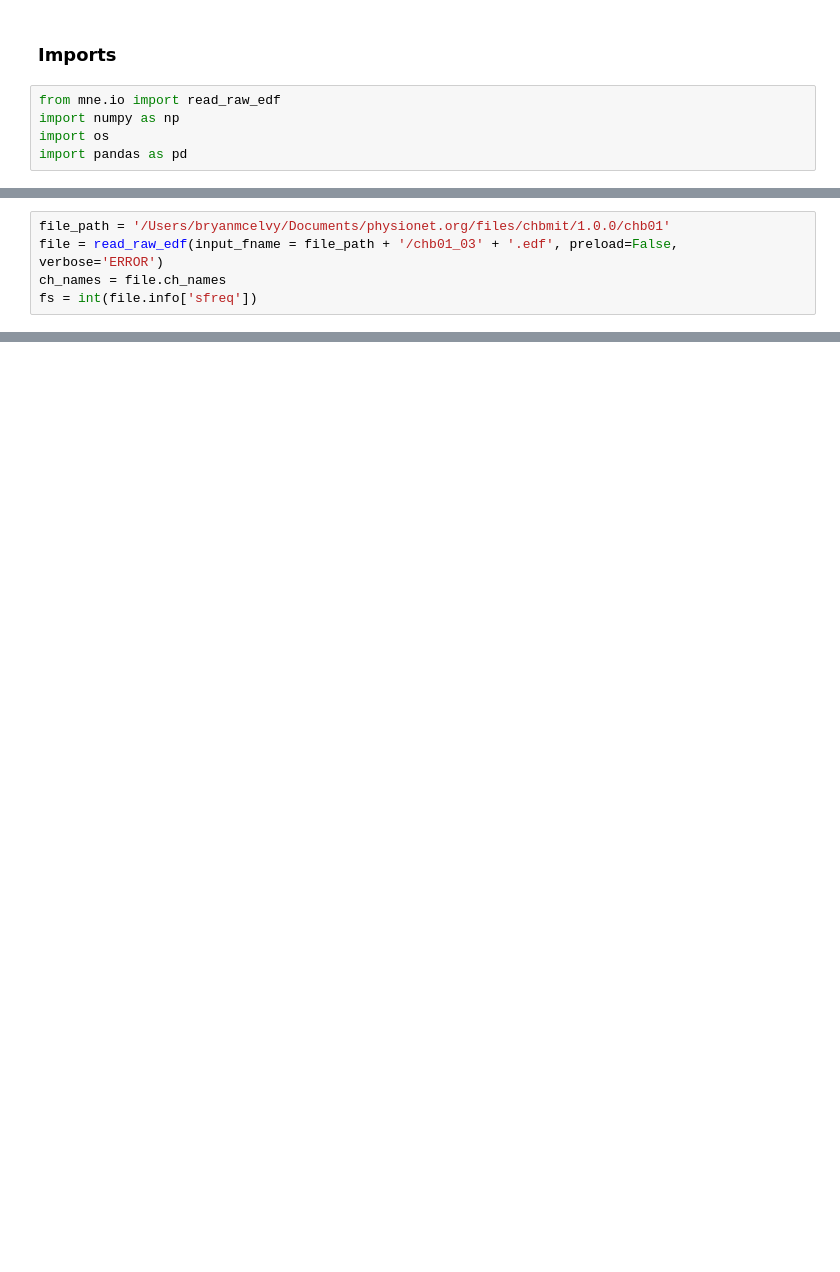
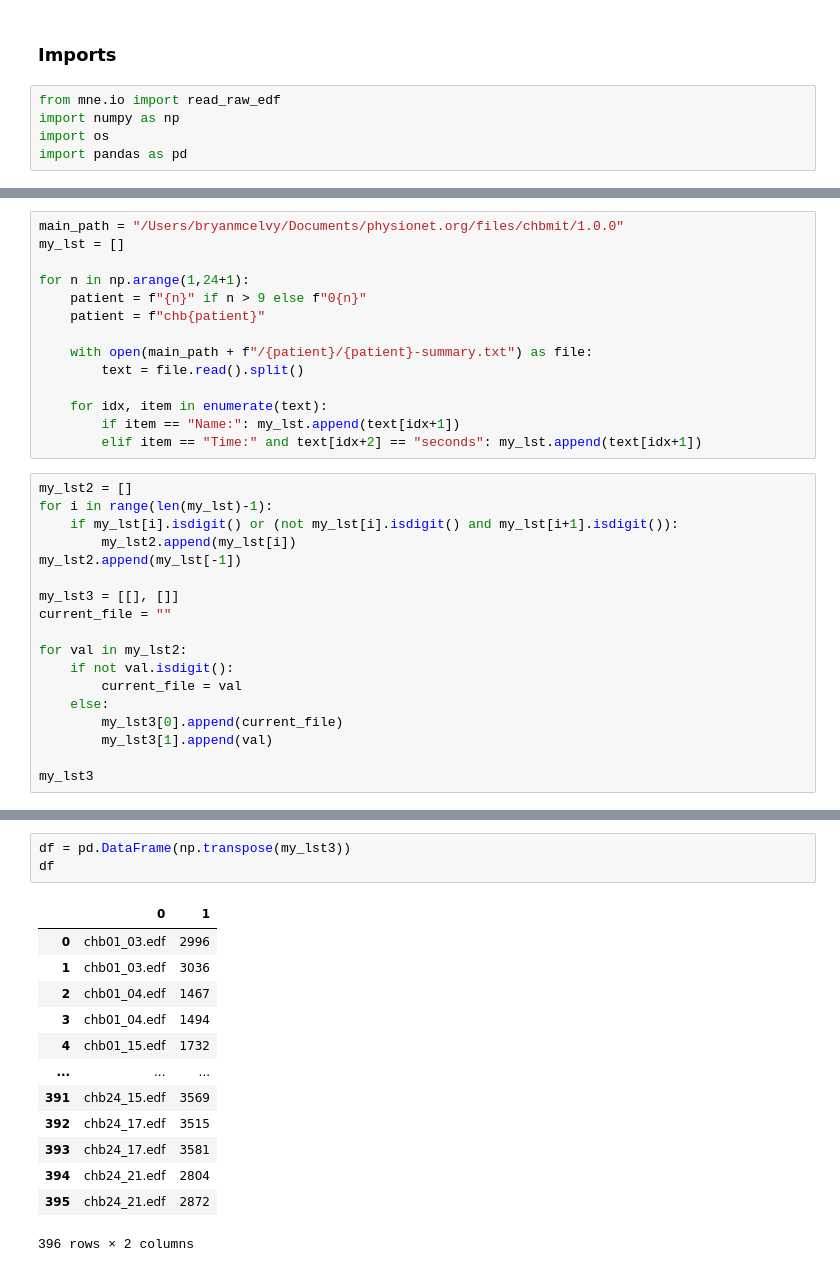
Before and after one commit to bryanmcelvy/4308_real_time_eeg, a Jupyter notebook: eeg_data_extraction.ipynb, the cells around one changed output, grey strips where cells are left out. Drawn from its saved outputs; the diff is of its cells as text; blank space fills up the shorter version.

Commit message:
Overhaul data extraction

```diff
--- a/eeg_data_extraction.ipynb
+++ b/eeg_data_extraction.ipynb
@@ -329,5 +7,0 @@ patient_data.to_csv("patient_data.csv")
-# %%
-file_path = '/Users/bryanmcelvy/Documents/physionet.org/files/chbmit/1.0.0/chb01'
-file = read_raw_edf(input_fname = file_path + '/chb01_03' + '.edf', preload=False, verbose='ERROR')
-ch_names = file.ch_names
-fs = int(file.info['sfreq'])
@@ -526,0 +10,32 @@ x_data.to_csv(path_or_buf='data.csv', index=False)
+# %%
+main_path = "/Users/bryanmcelvy/Documents/physionet.org/files/chbmit/1.0.0"
+my_lst = []
+
+for n in np.arange(1,24+1):
+    patient = f"{n}" if n > 9 else f"0{n}"
+    patient = f"chb{patient}"
+
+    with open(main_path + f"/{patient}/{patient}-summary.txt") as file:
+        text = file.read().split()
+
+    for idx, item in enumerate(text):
+        if item == "Name:": my_lst.append(text[idx+1])
+        elif item == "Time:" and text[idx+2] == "seconds": my_lst.append(text[idx+1])
+# %%
+my_lst2 = []
+for i in range(len(my_lst)-1):
+    if my_lst[i].isdigit() or (not my_lst[i].isdigit() and my_lst[i+1].isdigit()):
+        my_lst2.append(my_lst[i])
+my_lst2.append(my_lst[-1])
+
+my_lst3 = [[], []]
+current_file = ""
+
+for val in my_lst2:
+    if not val.isdigit():
+        current_file = val
+    else:
+        my_lst3[0].append(current_file)
+        my_lst3[1].append(val)
+
+my_lst3
@@ -526,0 +60,17 @@ x_data.to_csv(path_or_buf='data.csv', index=False)
+# %%
+df = pd.DataFrame(np.transpose(my_lst3))
+df
+# %% [output]
+|  | 0 | 1 |
+| 0 | chb01_03.edf | 2996 |
+| 1 | chb01_03.edf | 3036 |
+| 2 | chb01_04.edf | 1467 |
+| 3 | chb01_04.edf | 1494 |
+| 4 | chb01_15.edf | 1732 |
+| ... | ... | ... |
+| 391 | chb24_15.edf | 3569 |
+| 392 | chb24_17.edf | 3515 |
+| 393 | chb24_17.edf | 3581 |
+| 394 | chb24_21.edf | 2804 |
+| 395 | chb24_21.edf | 2872 |
+396 rows × 2 columns
```
Also changed, not shown: parts of 35 cells of this notebook, 2 other files.
